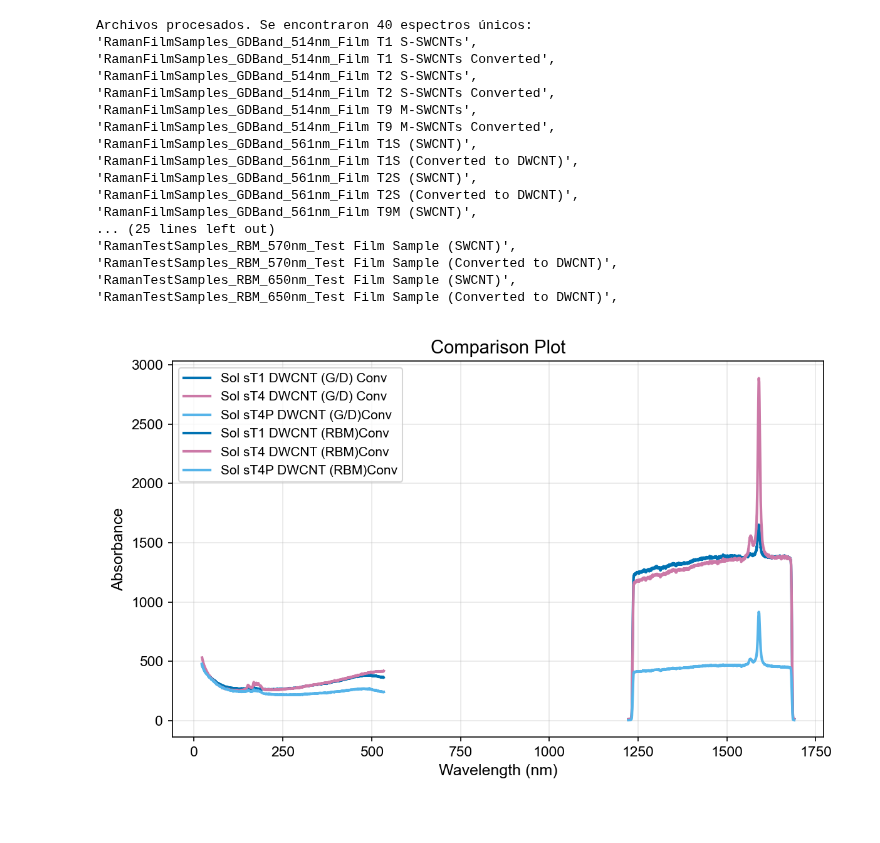
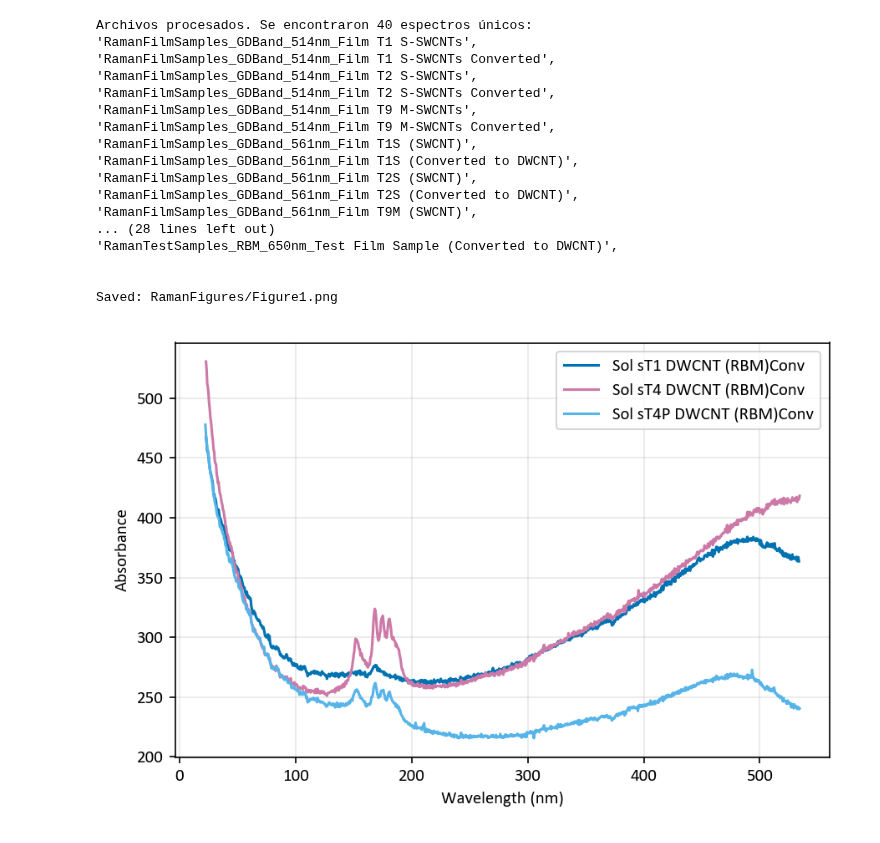
Before and after one commit to CristianMB/DataAnalysis_PhD_FUB, a Jupyter notebook: Shivani_DWCNT_Paper/PlotRamanData.ipynb, the cells around one changed output. Drawn from its saved outputs; the diff is of its cells as text; code cells hidden in the pictures.

```diff
--- a/Shivani_DWCNT_Paper/PlotRamanData.ipynb
+++ b/Shivani_DWCNT_Paper/PlotRamanData.ipynb
@@ -28,19 +28,21 @@ class Spectrum:
             linestyle=self.linestyle
         )
 
+
 poster_style = {
-    "figsize": (8, 5),
+    "figsize": (6, 4),
     "dpi": 150,
-    "font_size": 11,
+    "font_size": 10,
     "title_size": 14,
-    "label_size": 12,
+    "label_size": 10,
     "legend_size": 10,
-    "line_width": 2,
-    "font_family": "Arial", # O "Calibri" si lo prefieres
+    "line_width": 1.5,
+    "font_family": "Calibri",
     "grid": True,
-    "colors": ["#0072B2", "#E69F00", "#009E73", "#CC79A7", "#56B4E9", "#D55E00", "#F0E442"],
+    "colors": ["#0072B2", "#D55E00", "#009E73", "#CC79A7", "#E69F00", "#56B4E9", "#F0E442"],
     "linestyles": ["-", "--", "-.", ":"]
 }
+
 
 # ============================================================
 # 2. CORE PLOTTING FUNCTION
@@ -69,7 +71,7 @@ def PlotSpectra(spectra_list, style=poster_style, xlabel="X", ylabel="Y", title=
 
     ax.set_xlabel(xlabel, fontsize=style["label_size"])
     ax.set_ylabel(ylabel, fontsize=style["label_size"])
-    ax.set_title(title, fontsize=style["title_size"])
+    #ax.set_title(title, fontsize=style["title_size"])
 
     if xmin is not None or xmax is not None: ax.set_xlim(xmin, xmax)
     if ymin is not None or ymax is not None: ax.set_ylim(ymin, ymax)
@@ -288,9 +290,9 @@ spectra_config = [
     # =========================================================
 
     # --- 514 nm | G/D Band --- NO VALE LA PENA
-     ('RamanSolutionSamples_GDBand_514nm_Sol. T1 S-SWCNTs Converted',   'Sol sT1 DWCNT (G/D) Conv',  '#0072B2', '-'),
-     ('RamanSolutionSamples_GDBand_514nm_Sol.T4 S-SWCNTs Converted',    'Sol sT4 DWCNT (G/D) Conv',  '#CC79A7', '-'),
-     ('RamanSolutionSamples_GDBand_514nm_Sol.T4P S-SWCNTs Converted',   'Sol sT4P DWCNT (G/D)Conv', '#56B4E9', '-'),
+     #('RamanSolutionSamples_GDBand_514nm_Sol. T1 S-SWCNTs Converted',   'Sol sT1 DWCNT (G/D) Conv',  '#0072B2', '-'),
+     #('RamanSolutionSamples_GDBand_514nm_Sol.T4 S-SWCNTs Converted',    'Sol sT4 DWCNT (G/D) Conv',  '#CC79A7', '-'),
+     #('RamanSolutionSamples_GDBand_514nm_Sol.T4P S-SWCNTs Converted',   'Sol sT4P DWCNT (G/D)Conv', '#56B4E9', '-'),
 
     # --- 514 nm | RBM ---
      ('RamanSolutionSamples_RBM_514nm_Sol.T1 S-SWCNTs Converted',       'Sol sT1 DWCNT (RBM)Conv',  '#0072B2', '-'),
@@ -311,35 +313,36 @@ for key, name, col, ls in spectra_config:
     else:
         print(f"Advertencia: El espectro '{key}' no existe.")
 
 #Selection = TrimSpectra(Selection, xmin=1240, xmax=1650)
 #Selection = SubtractLinearBackground(Selection, 1300, 1600)
 #Selection = NormalizeSpectra(Selection, 1300, 1600)
 
 # 3. GRAFICAR
 if len(Selection) > 0:
     PlotSpectra(
         spectra_list=Selection,
         style=poster_style,
         xlabel="Wavelength (nm)",  # Ajusta tus labels
         ylabel="Absorbance",
         title="Comparison Plot",
+        save_path='RamanFigures/Figure1.png'
     )
 # %% [output]
 Archivos procesados. Se encontraron 40 espectros únicos:
 'RamanFilmSamples_GDBand_514nm_Film T1 S-SWCNTs',
 'RamanFilmSamples_GDBand_514nm_Film T1 S-SWCNTs Converted',
 'RamanFilmSamples_GDBand_514nm_Film T2 S-SWCNTs',
 'RamanFilmSamples_GDBand_514nm_Film T2 S-SWCNTs Converted',
 'RamanFilmSamples_GDBand_514nm_Film T9 M-SWCNTs',
 'RamanFilmSamples_GDBand_514nm_Film T9 M-SWCNTs Converted',
 'RamanFilmSamples_GDBand_561nm_Film T1S (SWCNT)',
 'RamanFilmSamples_GDBand_561nm_Film T1S (Converted to DWCNT)',
 'RamanFilmSamples_GDBand_561nm_Film T2S (SWCNT)',
 'RamanFilmSamples_GDBand_561nm_Film T2S (Converted to DWCNT)',
 'RamanFilmSamples_GDBand_561nm_Film T9M (SWCNT)',
-... (25 lines left out)
-'RamanTestSamples_RBM_570nm_Test Film Sample (SWCNT)',
-'RamanTestSamples_RBM_570nm_Test Film Sample (Converted to DWCNT)',
-'RamanTestSamples_RBM_650nm_Test Film Sample (SWCNT)',
+... (28 lines left out)
 'RamanTestSamples_RBM_650nm_Test Film Sample (Converted to DWCNT)',
+
+
+Saved: RamanFigures/Figure1.png
-[figure, old version]
+[figure, new version]
```
Also changed, not shown: parts of 9 cells of this notebook, 27 other files.
